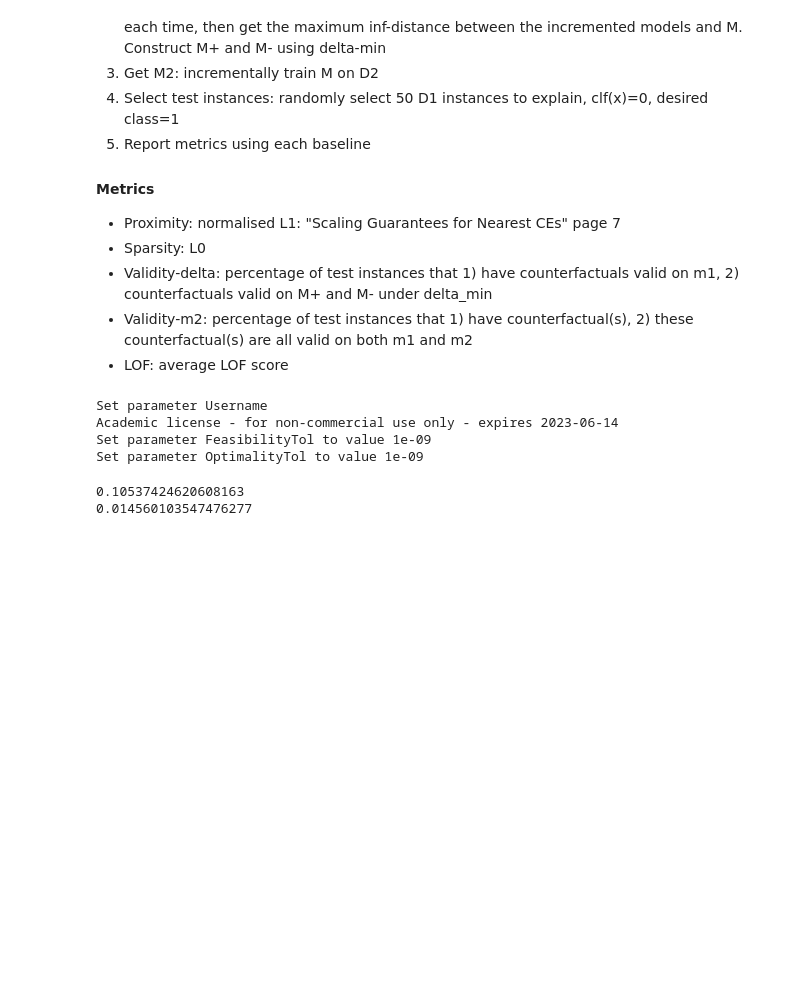
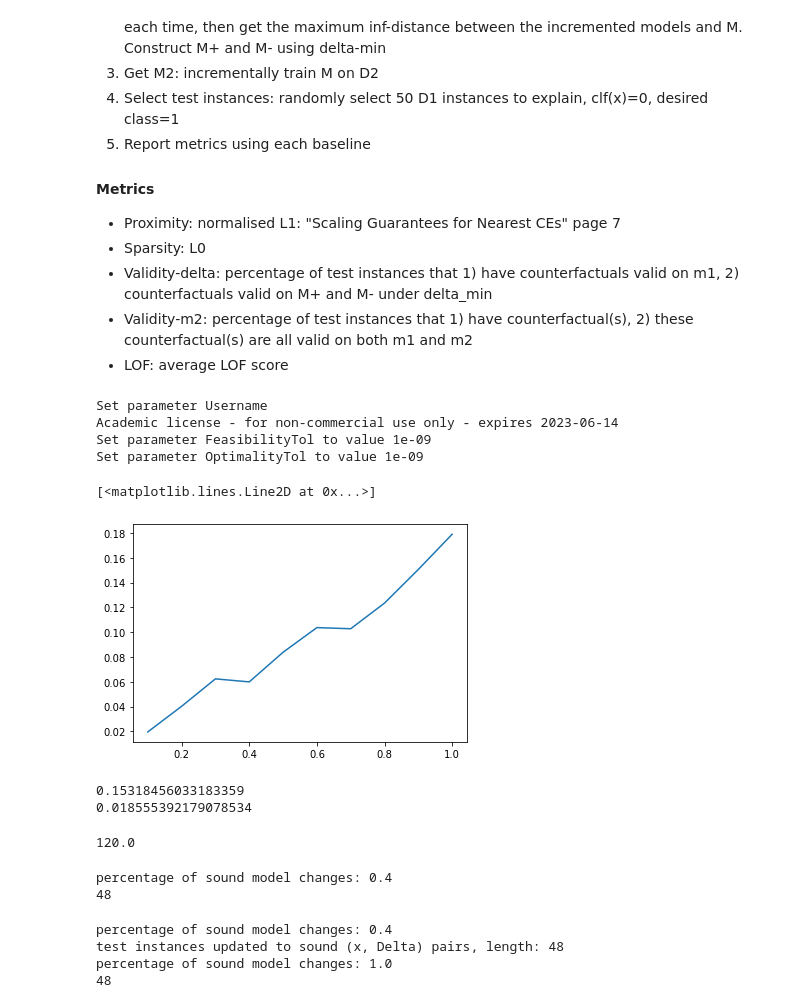
Before and after one commit to junqi-jiang/robust-ce-inn, a Jupyter notebook: expnns/student.ipynb, the cells around one changed output. Saved outputs shown, nothing was run; the diff lists cells and outputs as text; code cells hidden in the pictures; blank space fills up the shorter version.

```diff
--- a/expnns/student.ipynb
+++ b/expnns/student.ipynb
@@ -216,13 +220,45 @@ Set parameter Username
 Academic license - for non-commercial use only - expires 2023-06-14
 Set parameter FeasibilityTol to value 1e-09
 Set parameter OptimalityTol to value 1e-09
+# %%
+gaps = np.arange(0.1, 1.01, 0.1)
+deltas = []
+clfs = []
+for a, i in enumerate(gaps):
+    clfs.append(copy.deepcopy(clf))
+    util_exp = UtilExp(clfs[a], X1, y1, X2, y2, columns, ordinal_features, discrete_features, continuous_features, preprocessor.feature_var_map,
+                   num_test_instances=1000, gap=i)
+    deltas.append(util_exp.delta_min)
+plt.plot(gaps, deltas)
+# %% [output]
+[<matplotlib.lines.Line2D at 0x...>]
+[figure, added]
 # %%
-util_exp = UtilExp(clf, X1, y1, X2, y2, columns, ordinal_features, discrete_features, continuous_features, preprocessor.feature_var_map, gap=0.1)
+util_exp = UtilExp(clf, X1, y1, X2, y2, columns, ordinal_features, discrete_features, continuous_features, preprocessor.feature_var_map, gap=0.14, num_test_instances=1000)
 print(util_exp.delta_max)
 print(util_exp.delta_min)
 # %% [output]
-0.10537424620608163
-0.014560103547476277
+0.15318456033183359
+0.018555392179078534
+# %%
+print(len(X1.values) - np.sum(clf.predict(X1)))
+# %% [output]
+120.0
+# %%
+valids = util_exp.verify_soundness()
+print(len(valids))
+# %% [output]
+percentage of sound model changes: 0.4
+48
+# %%
+valids = util_exp.verify_soundness(update_test_instances=True)
+valids2 = util_exp.verify_soundness()   # percentage should be 1
+print(len(valids))
+# %% [output]
+percentage of sound model changes: 0.4
+test instances updated to sound (x, Delta) pairs, length: 48
+percentage of sound model changes: 1.0
+48
 # %%
 # OURS-ROBUST
 ours_robust_ces = util_exp.run_ours_robust()
```
Also changed, not shown: parts of 19 cells of this notebook, 11 other files.
